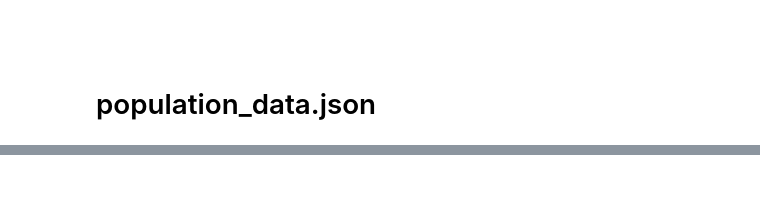
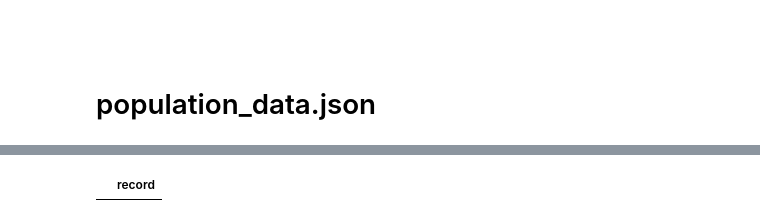
Before and after one commit to Marc1401/ETL_PIPELINE_WORLD_BANK, a Jupyter notebook: ETL_PIPELINE_WORLD_BANK.ipynb, the cells around one changed output, grey strips where cells are left out. Saved outputs shown, nothing was run; the diff lists cells and outputs as text; code cells hidden in the pictures; blank space fills up the shorter version.

```diff
--- a/ETL_PIPELINE_WORLD_BANK.ipynb
+++ b/ETL_PIPELINE_WORLD_BANK.ipynb
@@ -187,0 +230,5 @@ with open('population_data.json', 'r') as file:
+# %%
+xml_population = pd.read_xml("population_data.xml")
+xml_population
+# %% [output]
+|  | record |
```
Also changed, not shown: parts of 32 cells of this notebook.
